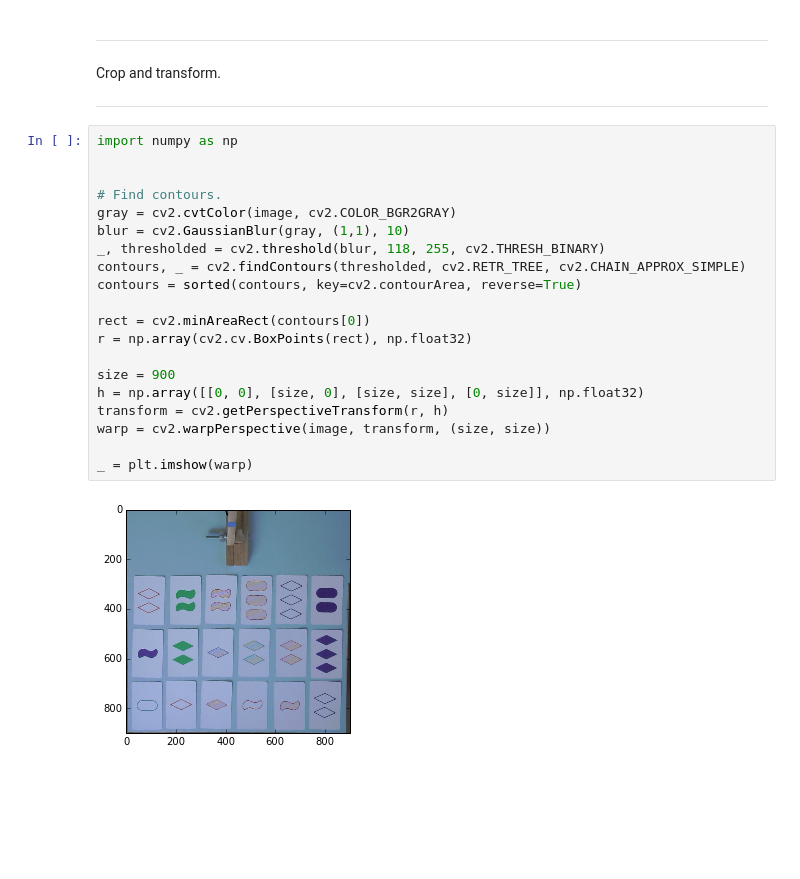
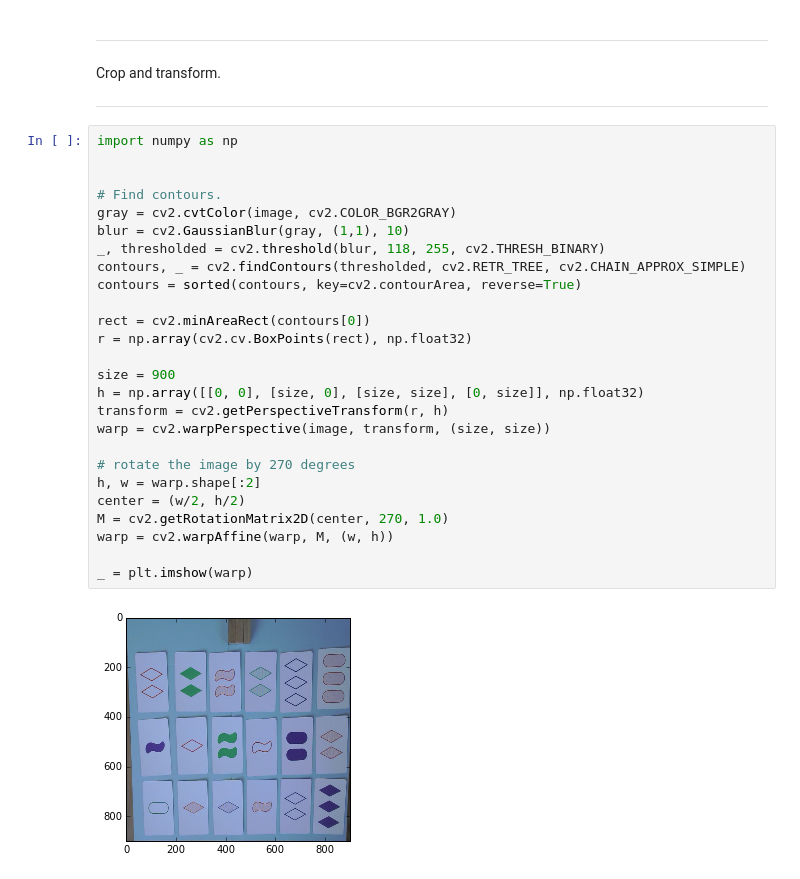
Before and after one commit to yosemitebandit/setbot, a Jupyter notebook: analyze_dealt_hand.ipynb, the cells around one changed output. Saved outputs shown, nothing was run; the diff lists cells and outputs as text; blank space fills up the shorter version.

```diff
--- a/analyze_dealt_hand.ipynb
+++ b/analyze_dealt_hand.ipynb
@@ -23,22 +23,28 @@ Crop and transform.
 # %%
 import numpy as np
 
 
 # Find contours.
 gray = cv2.cvtColor(image, cv2.COLOR_BGR2GRAY)
 blur = cv2.GaussianBlur(gray, (1,1), 10)
 _, thresholded = cv2.threshold(blur, 118, 255, cv2.THRESH_BINARY)
 contours, _ = cv2.findContours(thresholded, cv2.RETR_TREE, cv2.CHAIN_APPROX_SIMPLE)
 contours = sorted(contours, key=cv2.contourArea, reverse=True)
 
 rect = cv2.minAreaRect(contours[0])
 r = np.array(cv2.cv.BoxPoints(rect), np.float32)
 
 size = 900
 h = np.array([[0, 0], [size, 0], [size, size], [0, size]], np.float32)
 transform = cv2.getPerspectiveTransform(r, h)
 warp = cv2.warpPerspective(image, transform, (size, size))
 
+# rotate the image by 270 degrees
+h, w = warp.shape[:2]
+center = (w/2, h/2)
+M = cv2.getRotationMatrix2D(center, 270, 1.0)
+warp = cv2.warpAffine(warp, M, (w, h))
+
 _ = plt.imshow(warp)
 # %% [output]
-[figure, old version]
+[figure, new version]
```
Also changed, not shown: parts of 5 cells of this notebook.
